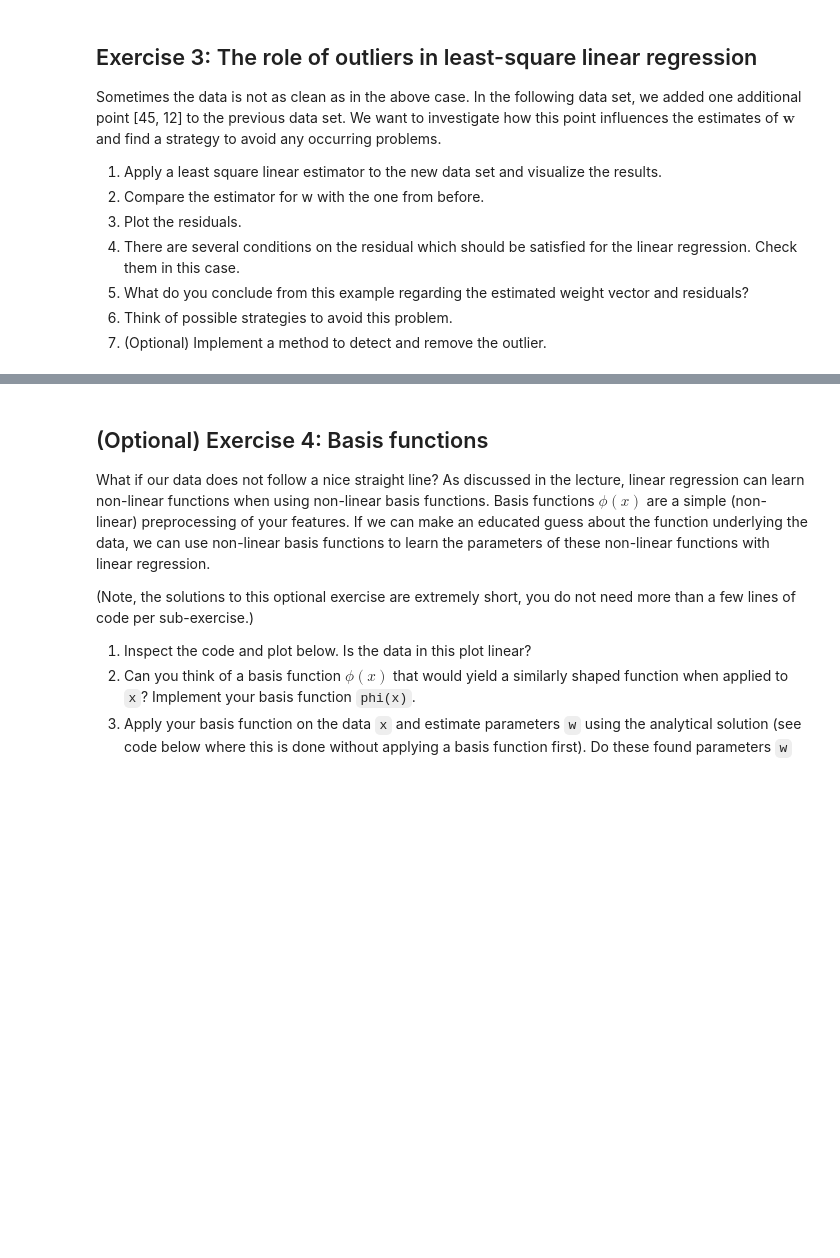
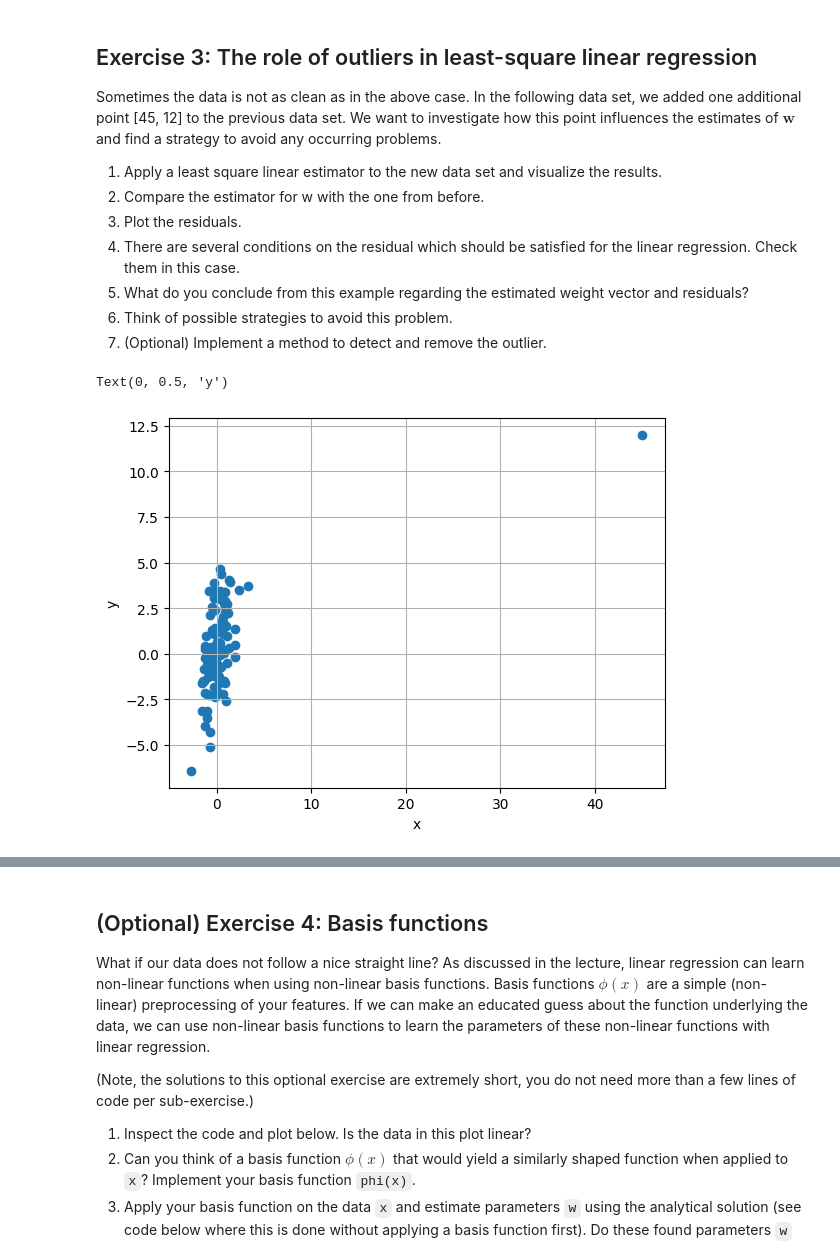
Before and after one commit to pschristodoulou/BCI_course, a Jupyter notebook: Assignments/Assignment10/assignment_10_linear_regression.ipynb, the cells around one changed output, grey strips where cells are left out. Cells and saved outputs as stored; diff of their text form; code cells hidden in the pictures; blank space fills up the shorter version.

```diff
--- a/Assignments/Assignment10/assignment_10_linear_regression.ipynb
+++ b/Assignments/Assignment10/assignment_10_linear_regression.ipynb
@@ -96,19 +170,27 @@ Sometimes the data is not as clean as in the above case. In the following data s
 # %%
 # Generate data
 N_samples = 100
 white_noise_stddev = 2
 X = np.random.randn(N_samples, 1)
 eps = np.random.randn(N_samples, 1) * white_noise_stddev
 w = [1.3]
 y = 0.5 + w * X + eps
 
+
+w_est = np.linalg.lstsq(X, y, rcond = None)[0].squeeze()
+y_est = w_est * X
+residuals = y - y_est
+
 # Add outlier
-X = np.append(X, [[45]], axis=0)
-y = np.append(y, [[12]], axis=0)
+X_ = np.append(X, [[45]], axis=0)
+y_ = np.append(y, [[12]], axis=0)
 
 # Plot the data
 plt.figure()
-plt.scatter(X, y);
+plt.scatter(X_, y_);
 plt.grid()
 plt.xlabel("x")
 plt.ylabel("y")
+# %% [output]
+Text(0, 0.5, 'y')
+[figure, added]
```
Also changed, not shown: parts of 14 cells of this notebook, 10 other files.
